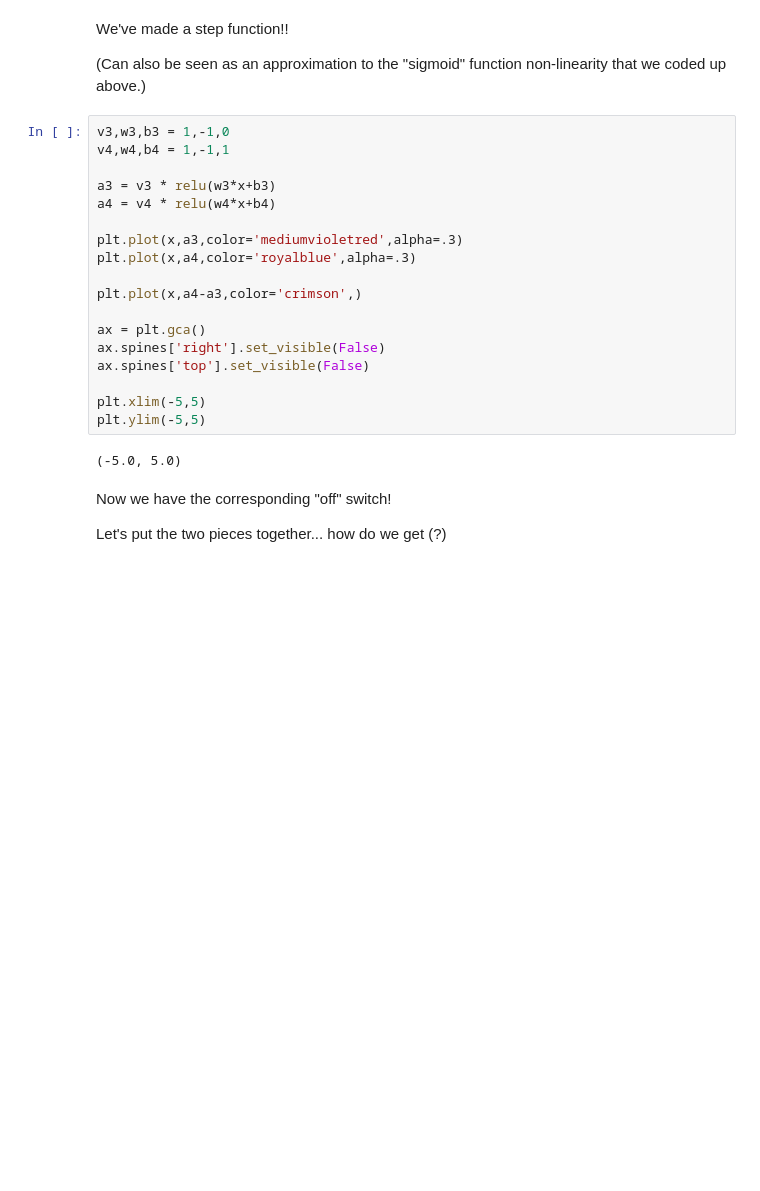
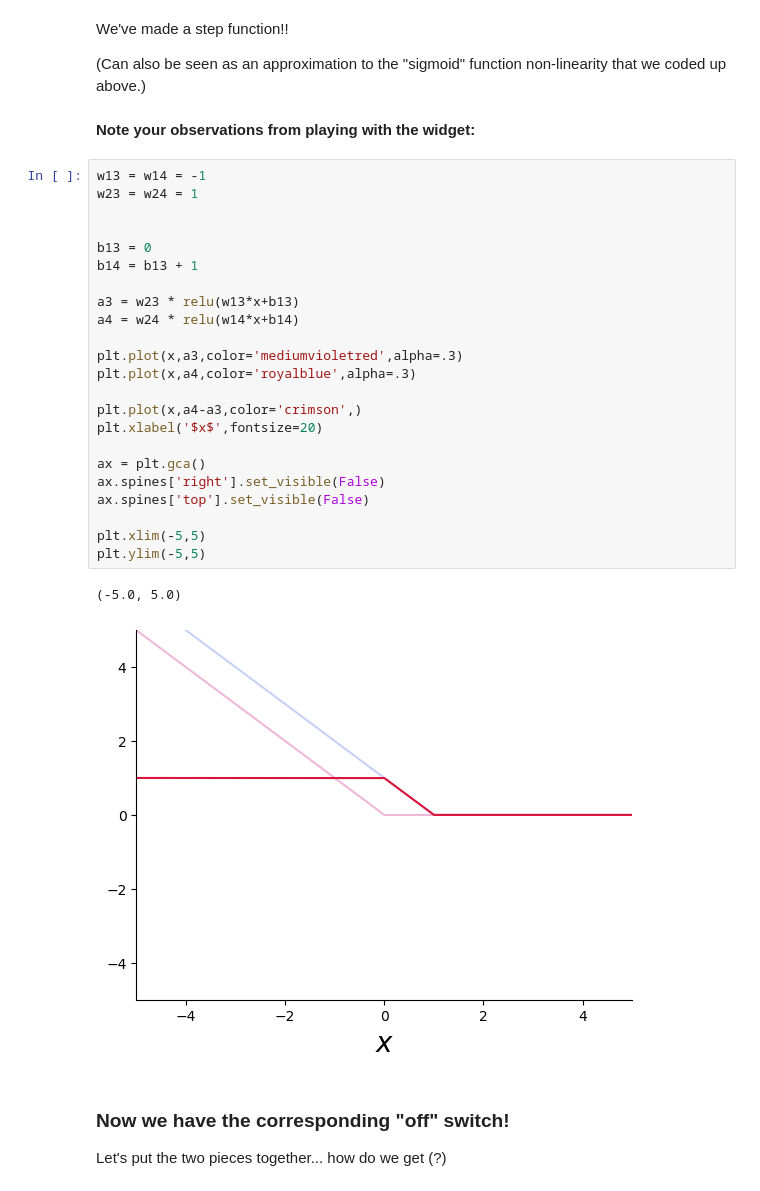
Before and after one commit to nhartman94/PALMS2024, a Jupyter notebook: NN-intuition.ipynb, the cells around one changed output. Saved outputs shown, nothing was run; the diff lists cells and outputs as text; blank space fills up the shorter version.

```diff
--- a/NN-intuition.ipynb
+++ b/NN-intuition.ipynb
@@ -101,27 +140,35 @@ plt.ylim(-5,5)
 We've made a step function!!
 
 (Can also be seen as an approximation to the "sigmoid" function non-linearity that we coded up above.)
+# %% [markdown]
+**Note your observations from playing with the widget:**
 # %%
-v3,w3,b3 = 1,-1,0
-v4,w4,b4 = 1,-1,1
+w13 = w14 = -1
+w23 = w24 = 1
 
-a3 = v3 * relu(w3*x+b3)
-a4 = v4 * relu(w4*x+b4)
+
+b13 = 0
+b14 = b13 + 1
+
+a3 = w23 * relu(w13*x+b13)
+a4 = w24 * relu(w14*x+b14)
 
 plt.plot(x,a3,color='mediumvioletred',alpha=.3)
 plt.plot(x,a4,color='royalblue',alpha=.3)
 
 plt.plot(x,a4-a3,color='crimson',)
+plt.xlabel('$x$',fontsize=20)
 
 ax = plt.gca()
 ax.spines['right'].set_visible(False)
 ax.spines['top'].set_visible(False)
 
 plt.xlim(-5,5)
 plt.ylim(-5,5)
 # %% [output]
 (-5.0, 5.0)
+[figure, added]
 # %% [markdown]
-Now we have the corresponding "off" switch!
+### Now we have the corresponding "off" switch!
 
 Let's put the two pieces together... how do we get (?)
```
Also changed, not shown: parts of 20 cells of this notebook.
